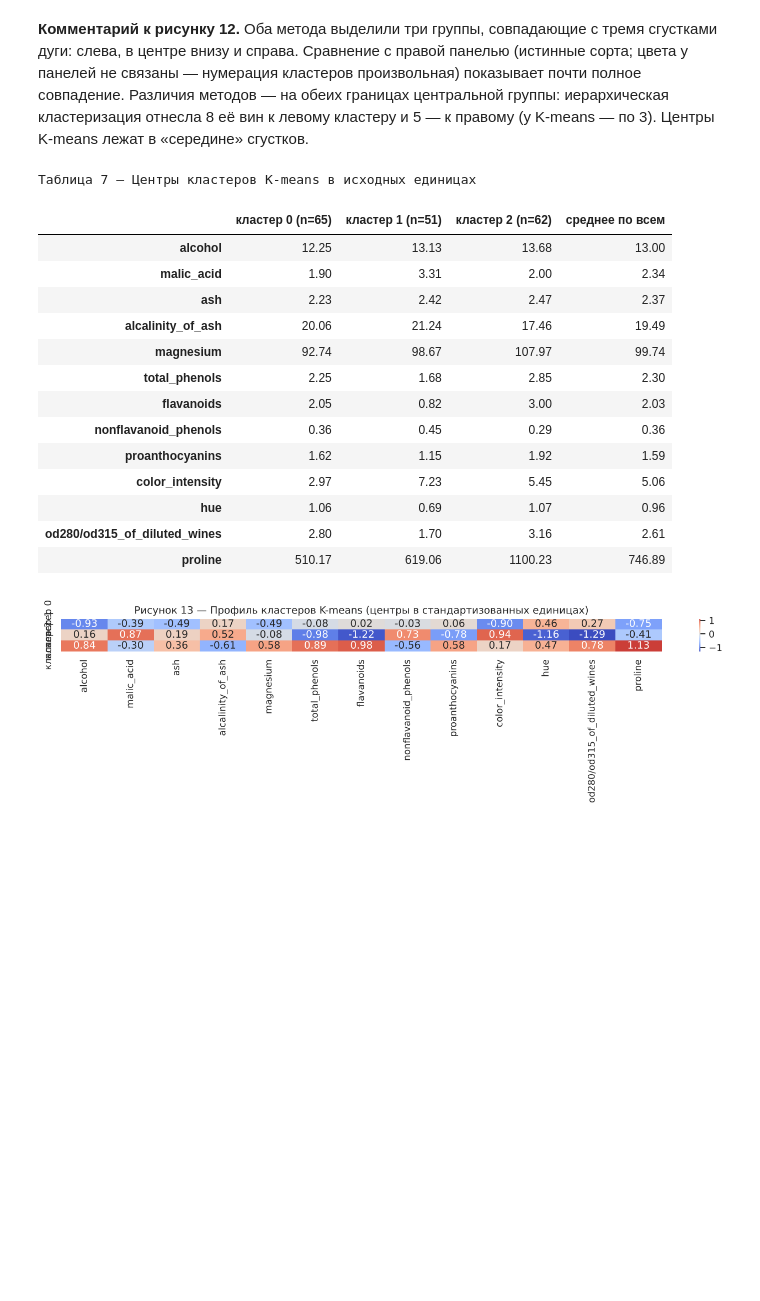
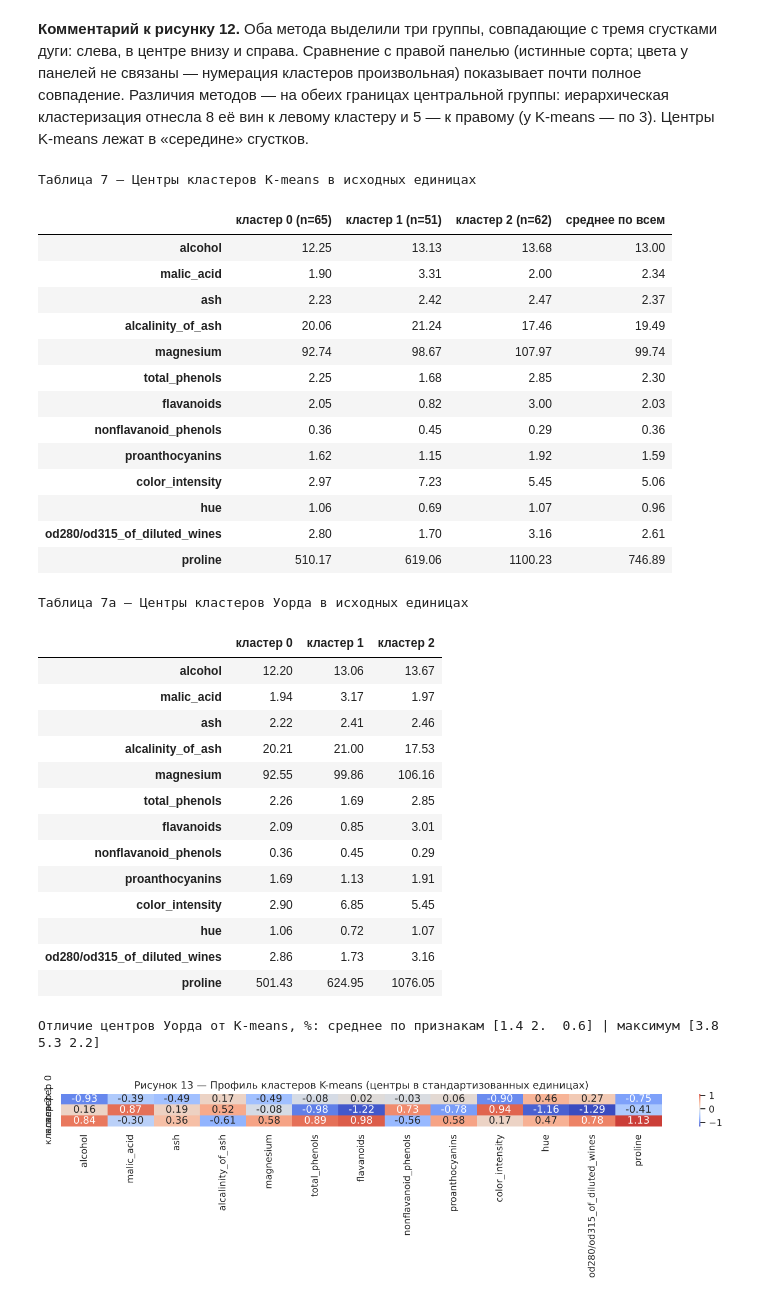
Before and after one commit to Vladik65rus/AI3lab, a Jupyter notebook: Лабораторная_работа_3.ipynb, the cells around one changed output. Drawn from its saved outputs; the diff is of its cells as text; code cells hidden in the pictures; blank space fills up the shorter version.

```diff
--- a/Лабораторная_работа_3.ipynb
+++ b/Лабораторная_работа_3.ipynb
@@ -903,27 +993,55 @@ fig.suptitle("Рисунок 12 — Кластеры в пространстве
 # %%
 # Характеристики кластеров в исходных единицах: центры K-means переводятся обратно inverse_transform
 centers_orig = pd.DataFrame(scaler.inverse_transform(kmeans.cluster_centers_), columns=FEATURES)
 centers_orig.index = [f"кластер {i} (n={n})" for i, n in enumerate(np.bincount(labels_km))]
 prof = centers_orig.T
 prof["среднее по всем"] = X.mean()
 print("Таблица 7 — Центры кластеров K-means в исходных единицах")
-prof.round(2)
+display(prof.round(2))
+
+# Центры иерархической кластеризации (Уорд) — в тех же единицах, номера сопоставлены с K-means
+from scipy.optimize import linear_sum_assignment
+ch = centroids(Xs, labels_hc)
+_, col = linear_sum_assignment(cdist(kmeans.cluster_centers_, ch))
+centers_hc = pd.DataFrame(scaler.inverse_transform(ch[col]), columns=FEATURES,
+                          index=[f"кластер {i}" for i in range(K)])
+rel = (centers_hc.to_numpy() - centers_orig.to_numpy()) / centers_orig.to_numpy() * 100
+print("Таблица 7а — Центры кластеров Уорда в исходных единицах")
+display(centers_hc.T.round(2))
+print("Отличие центров Уорда от K-means, %: среднее по признакам", np.abs(rel).mean(1).round(1),
+      "| максимум", np.abs(rel).max(1).round(1))
 # %% [output]
 Таблица 7 — Центры кластеров K-means в исходных единицах
 |  | кластер 0 (n=65) | кластер 1 (n=51) | кластер 2 (n=62) | среднее по всем |
 | alcohol | 12.25 | 13.13 | 13.68 | 13.00 |
 | malic_acid | 1.90 | 3.31 | 2.00 | 2.34 |
 | ash | 2.23 | 2.42 | 2.47 | 2.37 |
 | alcalinity_of_ash | 20.06 | 21.24 | 17.46 | 19.49 |
 | magnesium | 92.74 | 98.67 | 107.97 | 99.74 |
 | total_phenols | 2.25 | 1.68 | 2.85 | 2.30 |
 | flavanoids | 2.05 | 0.82 | 3.00 | 2.03 |
 | nonflavanoid_phenols | 0.36 | 0.45 | 0.29 | 0.36 |
 | proanthocyanins | 1.62 | 1.15 | 1.92 | 1.59 |
 | color_intensity | 2.97 | 7.23 | 5.45 | 5.06 |
 | hue | 1.06 | 0.69 | 1.07 | 0.96 |
 | od280/od315_of_diluted_wines | 2.80 | 1.70 | 3.16 | 2.61 |
 | proline | 510.17 | 619.06 | 1100.23 | 746.89 |
+Таблица 7а — Центры кластеров Уорда в исходных единицах
+|  | кластер 0 | кластер 1 | кластер 2 |
+| alcohol | 12.20 | 13.06 | 13.67 |
+| malic_acid | 1.94 | 3.17 | 1.97 |
+| ash | 2.22 | 2.41 | 2.46 |
+| alcalinity_of_ash | 20.21 | 21.00 | 17.53 |
+| magnesium | 92.55 | 99.86 | 106.16 |
+| total_phenols | 2.26 | 1.69 | 2.85 |
+| flavanoids | 2.09 | 0.85 | 3.01 |
+| nonflavanoid_phenols | 0.36 | 0.45 | 0.29 |
+| proanthocyanins | 1.69 | 1.13 | 1.91 |
+| color_intensity | 2.90 | 6.85 | 5.45 |
+| hue | 1.06 | 0.72 | 1.07 |
+| od280/od315_of_diluted_wines | 2.86 | 1.73 | 3.16 |
+| proline | 501.43 | 624.95 | 1076.05 |
+Отличие центров Уорда от K-means, %: среднее по признакам [1.4 2.  0.6] | максимум [3.8 5.3 2.2]
 # %%
 # Профиль кластеров в z-оценках: насколько центр кластера выше/ниже среднего по выборке (в σ)
 zc = pd.DataFrame(kmeans.cluster_centers_, columns=FEATURES, index=[f"кластер {i}" for i in range(K)])
```
Also changed, not shown: parts of 20 cells of this notebook.
